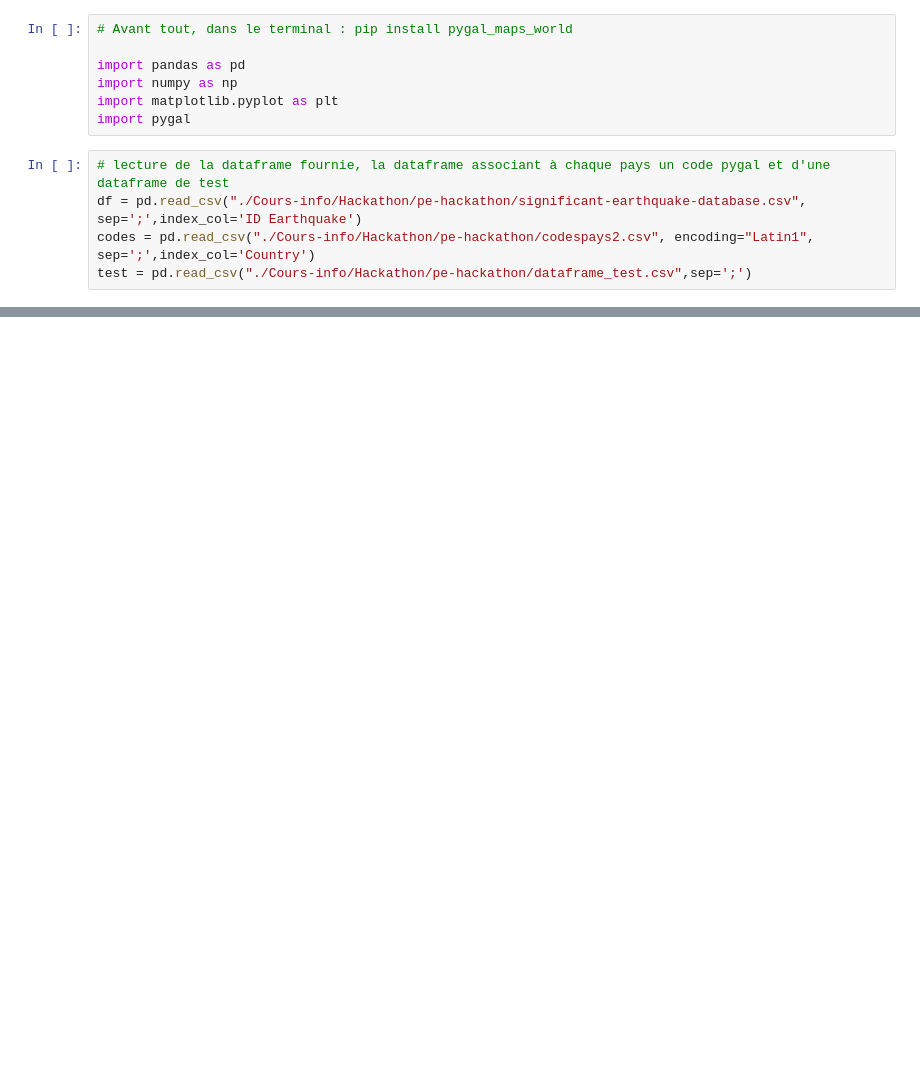
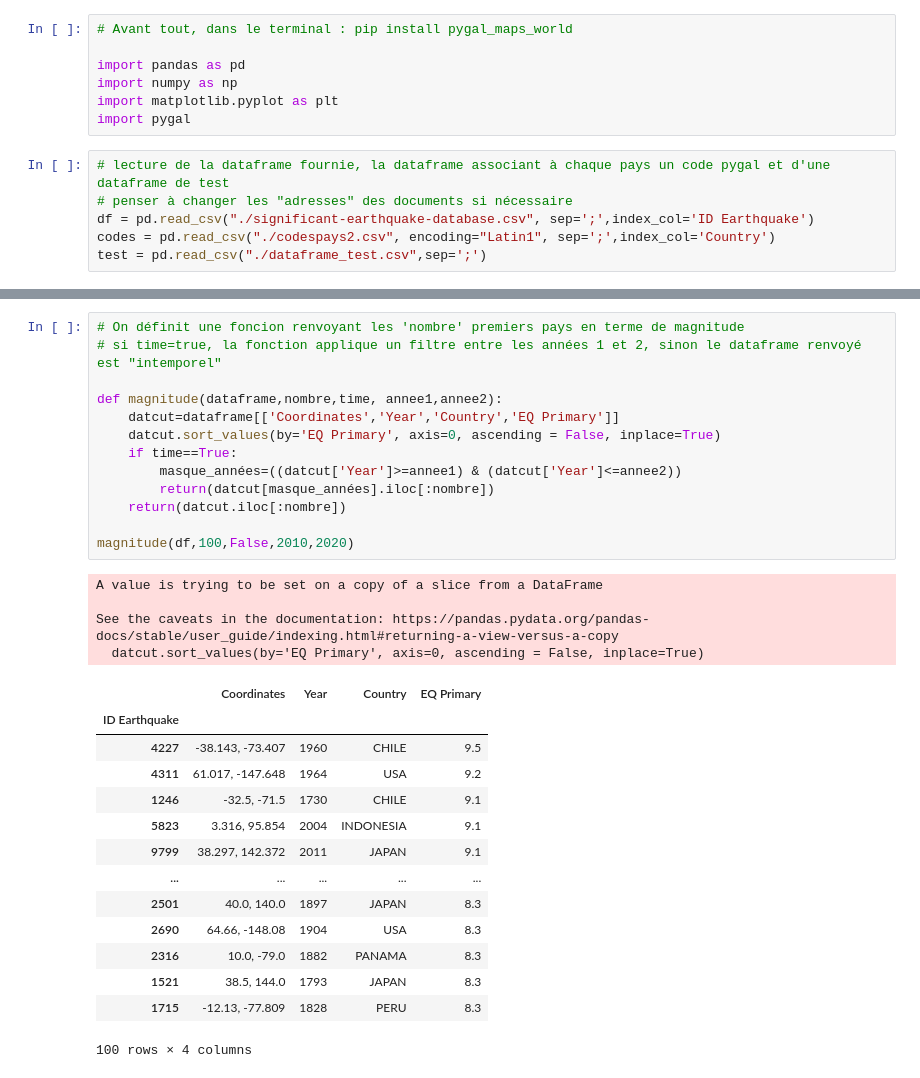
Before and after one commit to TomSchippke/pe-hackathon, a Jupyter notebook: Tremblement_de_terre.ipynb, the cells around one changed output, grey strips where cells are left out. Saved outputs shown, nothing was run; the diff lists cells and outputs as text; blank space fills up the shorter version.

```diff
--- a/Tremblement_de_terre.ipynb
+++ b/Tremblement_de_terre.ipynb
@@ -13,6 +15,7 @@ import matplotlib.pyplot as plt
 import pygal
 # %%
 # lecture de la dataframe fournie, la dataframe associant à chaque pays un code pygal et d'une dataframe de test
-df = pd.read_csv("./Cours-info/Hackathon/pe-hackathon/significant-earthquake-database.csv", sep=';',index_col='ID Earthquake')
-codes = pd.read_csv("./Cours-info/Hackathon/pe-hackathon/codespays2.csv", encoding="Latin1", sep=';',index_col='Country')
-test = pd.read_csv("./Cours-info/Hackathon/pe-hackathon/dataframe_test.csv",sep=';')
+# penser à changer les "adresses" des documents si nécessaire
+df = pd.read_csv("./significant-earthquake-database.csv", sep=';',index_col='ID Earthquake')
+codes = pd.read_csv("./codespays2.csv", encoding="Latin1", sep=';',index_col='Country')
+test = pd.read_csv("./dataframe_test.csv",sep=';')
@@ -45,0 +76,32 @@ worldmap
+# %%
+# On définit une foncion renvoyant les 'nombre' premiers pays en terme de magnitude
+# si time=true, la fonction applique un filtre entre les années 1 et 2, sinon le dataframe renvoyé est "intemporel"
+
+def magnitude(dataframe,nombre,time, annee1,annee2):
+    datcut=dataframe[['Coordinates','Year','Country','EQ Primary']]
+    datcut.sort_values(by='EQ Primary', axis=0, ascending = False, inplace=True)
+    if time==True:
+        masque_années=((datcut['Year']>=annee1) & (datcut['Year']<=annee2))
+        return(datcut[masque_années].iloc[:nombre])
+    return(datcut.iloc[:nombre])
+
+magnitude(df,100,False,2010,2020)
+# %% [output]
+A value is trying to be set on a copy of a slice from a DataFrame
+
+See the caveats in the documentation: https://pandas.pydata.org/pandas-docs/stable/user_guide/indexing.html#returning-a-view-versus-a-copy
+  datcut.sort_values(by='EQ Primary', axis=0, ascending = False, inplace=True)
+|  | Coordinates | Year | Country | EQ Primary |
+| ID Earthquake |  |  |  |  |
+| 4227 | -38.143, -73.407 | 1960 | CHILE | 9.5 |
+| 4311 | 61.017, -147.648 | 1964 | USA | 9.2 |
+| 1246 | -32.5, -71.5 | 1730 | CHILE | 9.1 |
+| 5823 | 3.316, 95.854 | 2004 | INDONESIA | 9.1 |
+| 9799 | 38.297, 142.372 | 2011 | JAPAN | 9.1 |
+| ... | ... | ... | ... | ... |
+| 2501 | 40.0, 140.0 | 1897 | JAPAN | 8.3 |
+| 2690 | 64.66, -148.08 | 1904 | USA | 8.3 |
+| 2316 | 10.0, -79.0 | 1882 | PANAMA | 8.3 |
+| 1521 | 38.5, 144.0 | 1793 | JAPAN | 8.3 |
+| 1715 | -12.13, -77.809 | 1828 | PERU | 8.3 |
+100 rows × 4 columns
```
Also changed, not shown: parts of 8 cells of this notebook.
